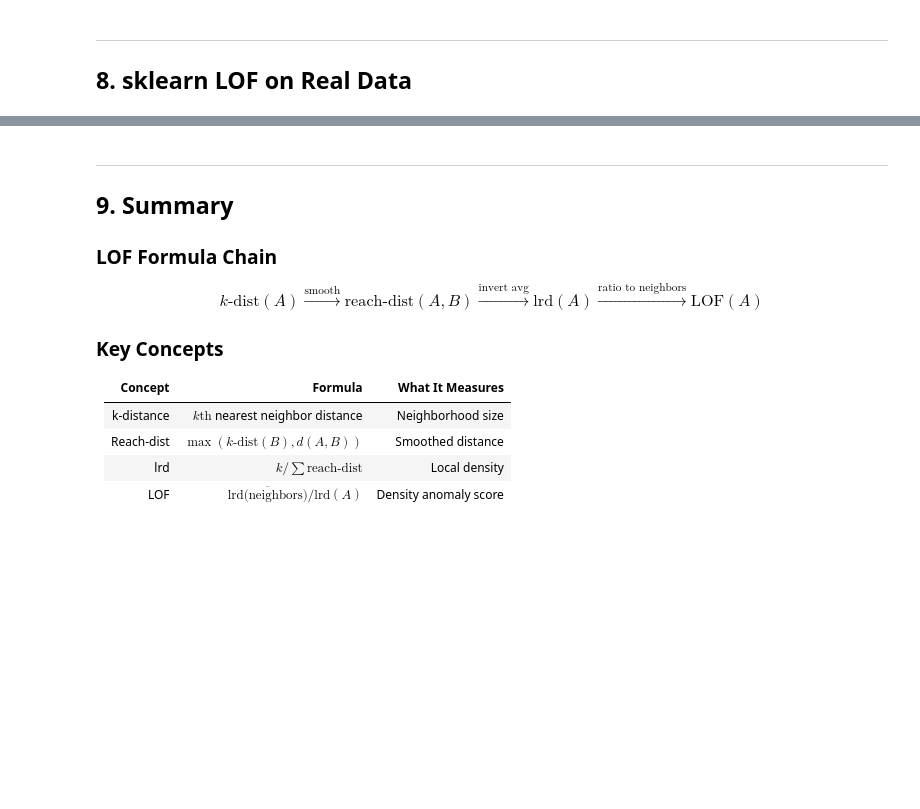
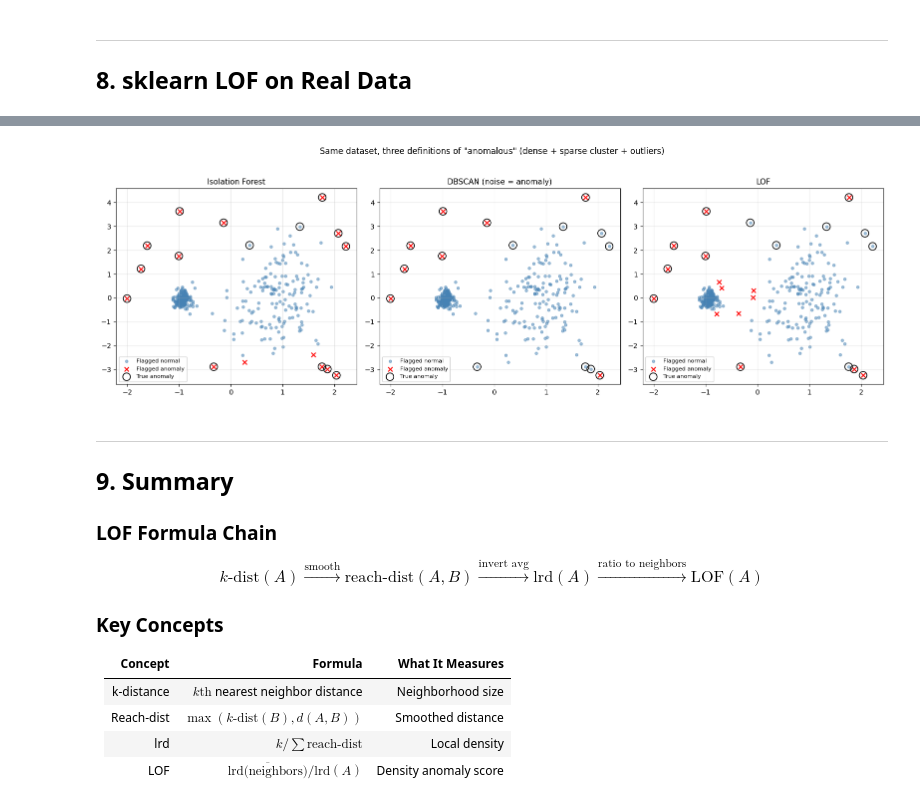
Before and after one commit to yash27007/python-bootcamp, a Jupyter notebook: 05-machine-learning/16-anomaly-detection/03-local-outlier-factor/Local-Outlier-Factor.ipynb, the cells around one changed output, grey strips where cells are left out. Drawn from its saved outputs; the diff is of its cells as text; code cells hidden in the pictures; blank space fills up the shorter version.

Commit message:
Phase 1 Task 7: first-principles retrofit — unsupervised learning, PCA, anomaly detection

```diff
--- a/05-machine-learning/16-anomaly-detection/03-local-outlier-factor/Local-Outlier-Factor.ipynb
+++ b/05-machine-learning/16-anomaly-detection/03-local-outlier-factor/Local-Outlier-Factor.ipynb
@@ -415,0 +452,74 @@ plt.show()
+# %%
+import numpy as np
+import matplotlib.pyplot as plt
+from sklearn.cluster import DBSCAN
+from sklearn.ensemble import IsolationForest
+from sklearn.neighbors import LocalOutlierFactor, NearestNeighbors
+from sklearn.preprocessing import StandardScaler
+from sklearn.metrics import roc_auc_score, average_precision_score
+
+rng = np.random.default_rng(42)
+
+# Dense cluster + sparse cluster + far-away uniform outliers
+dense = rng.normal(loc=[0, 0], scale=0.3, size=(150, 2))
+sparse = rng.normal(loc=[6, 0], scale=1.4, size=(150, 2))
+outliers = rng.uniform(low=[-4, -4], high=[12, 6], size=(15, 2))
+
+X_cmp = np.vstack([dense, sparse, outliers])
+y_cmp = np.array([0] * 300 + [1] * 15)  # 1 = true anomaly
+X_cmp_s = StandardScaler().fit_transform(X_cmp)
+contamination = y_cmp.mean()
+
+# --- Isolation Forest ---
+iso = IsolationForest(n_estimators=200, contamination=contamination, random_state=42)
+iso.fit(X_cmp_s)
+scores_iso = -iso.score_samples(X_cmp_s)
+flag_iso = iso.predict(X_cmp_s) == -1
+
+# --- DBSCAN (eps chosen from k-distance plot elbow, min_samples rule of thumb 2*n_features) ---
+nn = NearestNeighbors(n_neighbors=5).fit(X_cmp_s)
+dists, _ = nn.kneighbors(X_cmp_s)
+eps = np.percentile(dists[:, -1], 100 * (1 - contamination))
+db = DBSCAN(eps=eps, min_samples=5)
+labels_db = db.fit_predict(X_cmp_s)
+flag_db = labels_db == -1
+
+# --- LOF ---
+lof = LocalOutlierFactor(n_neighbors=20, contamination=contamination)
+labels_lof_cmp = lof.fit_predict(X_cmp_s)
+scores_lof_cmp = -lof.negative_outlier_factor_
+flag_lof = labels_lof_cmp == -1
+
+print(f"{'Method':<20}{'AUC-ROC':>10}{'AUC-PR':>10}{'# Flagged':>12}")
+print('-' * 52)
+print(f"{'Isolation Forest':<20}{roc_auc_score(y_cmp, scores_iso):>10.4f}"
+      f"{average_precision_score(y_cmp, scores_iso):>10.4f}{flag_iso.sum():>12}")
+print(f"{'DBSCAN (noise)':<20}{'—':>10}{'—':>10}{flag_db.sum():>12}   (no continuous score)")
+print(f"{'LOF':<20}{roc_auc_score(y_cmp, scores_lof_cmp):>10.4f}"
+      f"{average_precision_score(y_cmp, scores_lof_cmp):>10.4f}{flag_lof.sum():>12}")
+
+# Recall specifically on the sparse-cluster boundary region (x in [7.5, 9], the
+# region the hypothesis targets: legitimate sparse-cluster edge points, not the
+# injected outliers)
+sparse_edge_mask = (X_cmp[:, 0] > 7.5) & (y_cmp == 0)
+print(f"\nSparse-cluster boundary points wrongly flagged as anomalies (false positives):")
+print(f"  Isolation Forest: {flag_iso[sparse_edge_mask].sum()} / {sparse_edge_mask.sum()}")
+print(f"  DBSCAN noise:     {flag_db[sparse_edge_mask].sum()} / {sparse_edge_mask.sum()}")
+print(f"  LOF:              {flag_lof[sparse_edge_mask].sum()} / {sparse_edge_mask.sum()}")
+
+fig, axes = plt.subplots(1, 3, figsize=(16, 5))
+for ax, flag, title in zip(axes, [flag_iso, flag_db, flag_lof],
+                            ['Isolation Forest', 'DBSCAN (noise = anomaly)', 'LOF']):
+    ax.scatter(X_cmp_s[~flag, 0], X_cmp_s[~flag, 1], c='steelblue', s=15, alpha=0.5, label='Flagged normal')
+    ax.scatter(X_cmp_s[flag, 0], X_cmp_s[flag, 1], c='red', s=40, marker='x', lw=1.5, label='Flagged anomaly')
+    ax.scatter(X_cmp_s[y_cmp == 1, 0], X_cmp_s[y_cmp == 1, 1],
+               c='none', edgecolors='black', s=120, lw=1.2, label='True anomaly')
+    ax.set_title(title, fontsize=11)
+    ax.legend(fontsize=8); ax.grid(True, alpha=0.3)
+
+plt.suptitle('Same dataset, three definitions of "anomalous" (dense + sparse cluster + outliers)',
+             fontsize=12, y=1.03)
+plt.tight_layout()
+plt.savefig('anomaly_method_comparison.png', dpi=120, bbox_inches='tight')
+plt.show()
+# %% [output]
@@ -416,3 +536,4 @@ plt.show()
+[figure, added]
 # %% [markdown]
 ---
 ## 9. Summary
```
Also changed, not shown: parts of 7 cells of this notebook, 21 other files.
